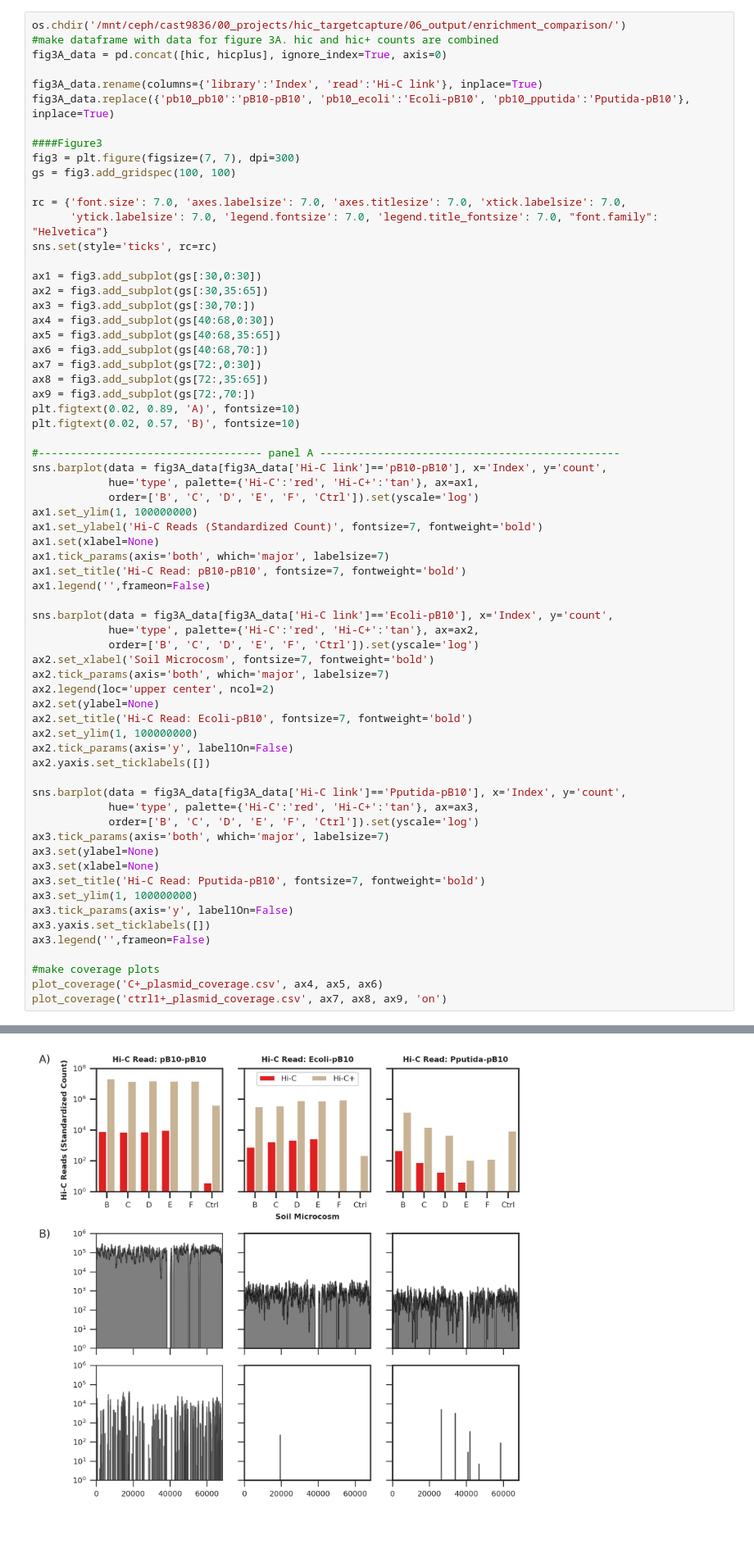
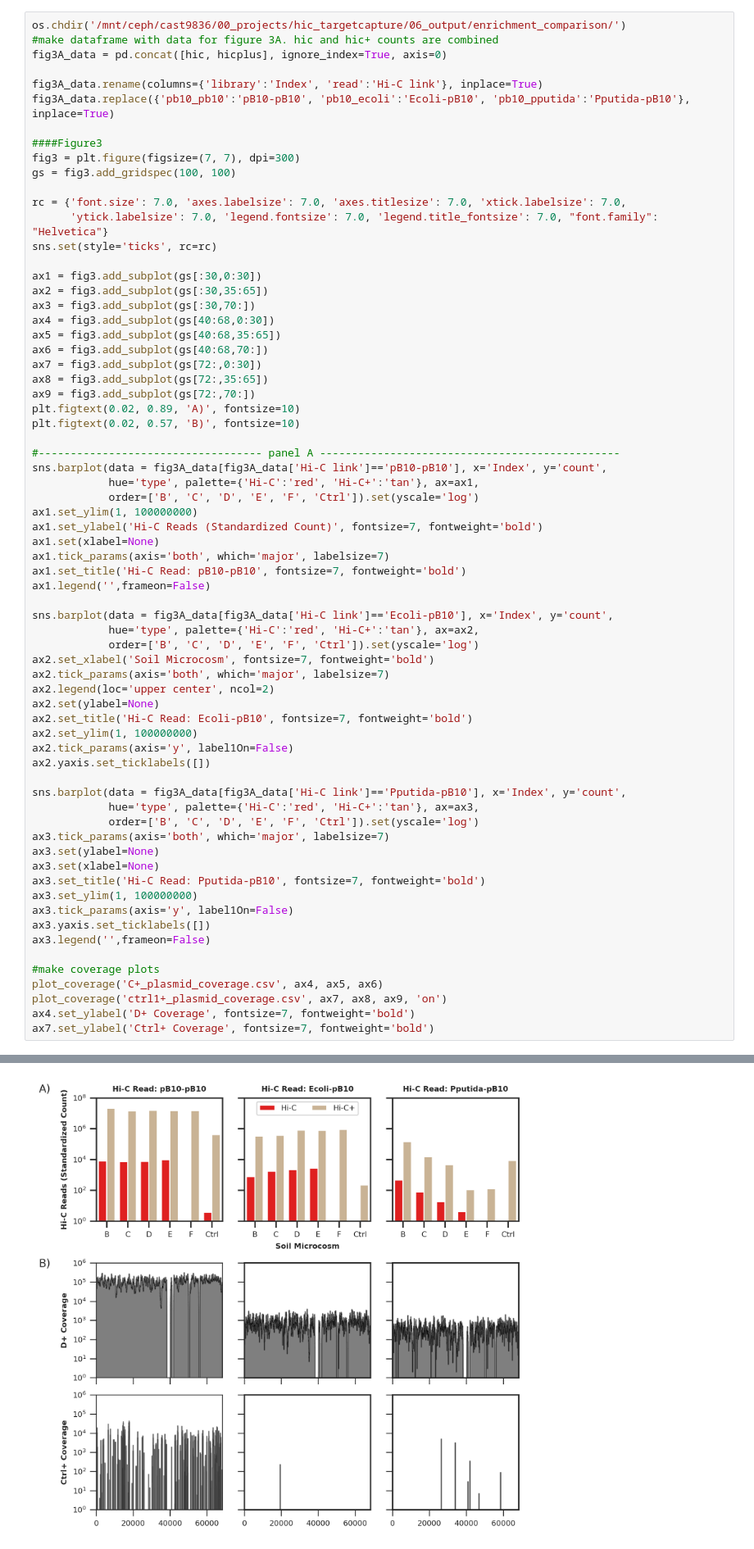
Before and after one commit to scastanedabarba/hic_targetcapture, a Jupyter notebook: data_visualization.ipynb, the cells around one changed output, grey strips where cells are left out. Shown at 82% size. Drawn from its saved outputs; the diff is of its cells as text.

```diff
--- a/data_visualization.ipynb
+++ b/data_visualization.ipynb
@@ -241,4 +266,6 @@ ax3.legend('',frameon=False)
 #make coverage plots
 plot_coverage('C+_plasmid_coverage.csv', ax4, ax5, ax6)
 plot_coverage('ctrl1+_plasmid_coverage.csv', ax7, ax8, ax9, 'on')
+ax4.set_ylabel('D+ Coverage', fontsize=7, fontweight='bold')
+ax7.set_ylabel('Ctrl+ Coverage', fontsize=7, fontweight='bold')
 # %% [output]
@@ -245,2 +273,2 @@ plot_coverage('ctrl1+_plasmid_coverage.csv', ax7, ax8, ax9, 'on')
-[figure, old version]
+[figure, new version]
 # %% [markdown]
```
Also changed, not shown: parts of 24 cells of this notebook, 4 other files.
